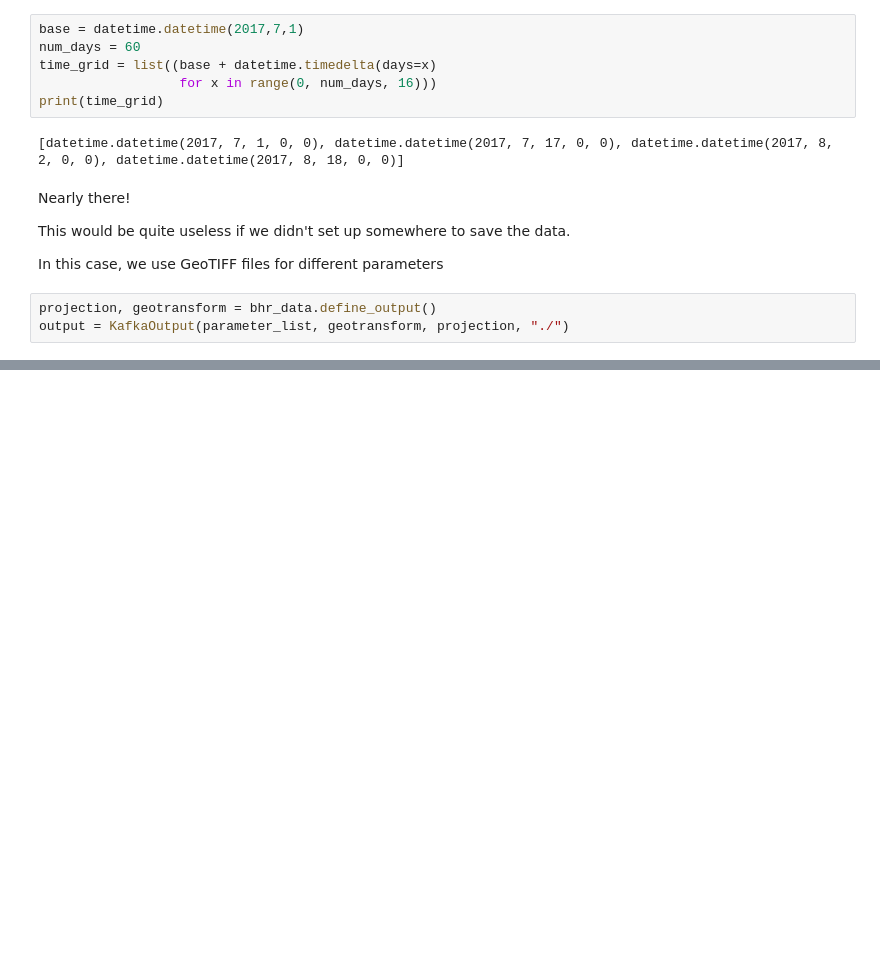
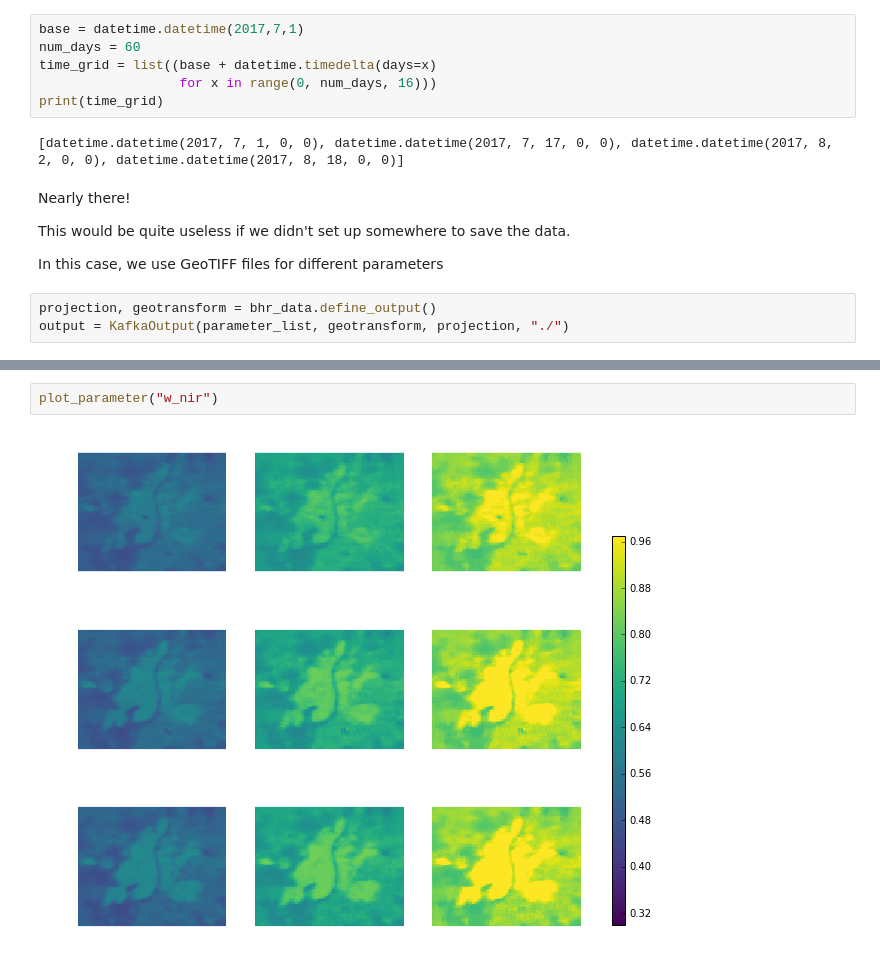
Before and after one commit to multiply-org/coarse_demo, a Jupyter notebook: coarse_resolution.ipynb, the cells around one changed output, grey strips where cells are left out. Drawn from its saved outputs; the diff is of its cells as text; blank space fills up the shorter version.

```diff
--- a/coarse_resolution.ipynb
+++ b/coarse_resolution.ipynb
@@ -243,0 +317,4 @@ NameError: name 'bhr_data' is not defined
+# %%
+plot_parameter("w_nir")
+# %% [output]
+[figure, added]
```
Also changed, not shown: parts of 15 cells of this notebook.
